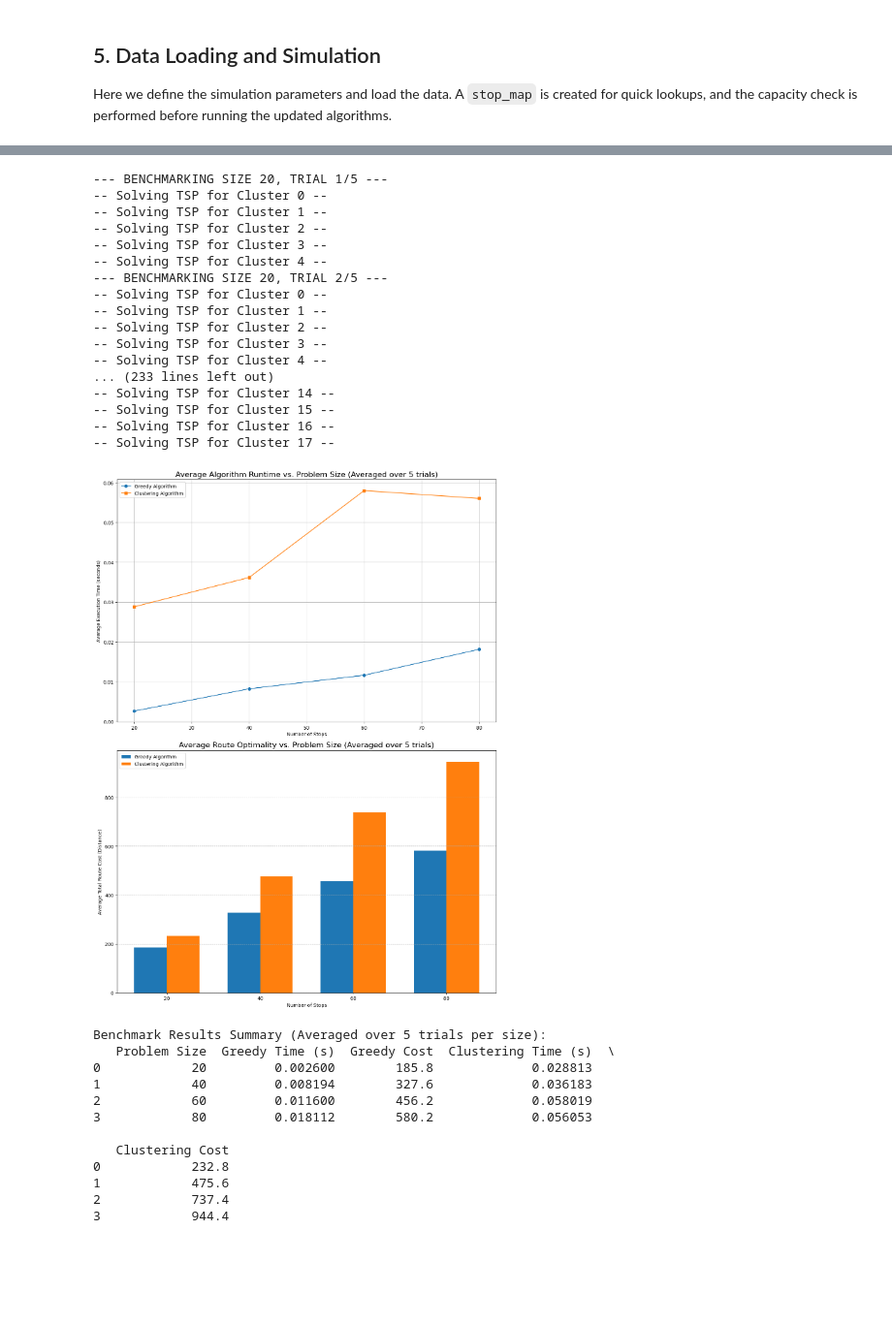
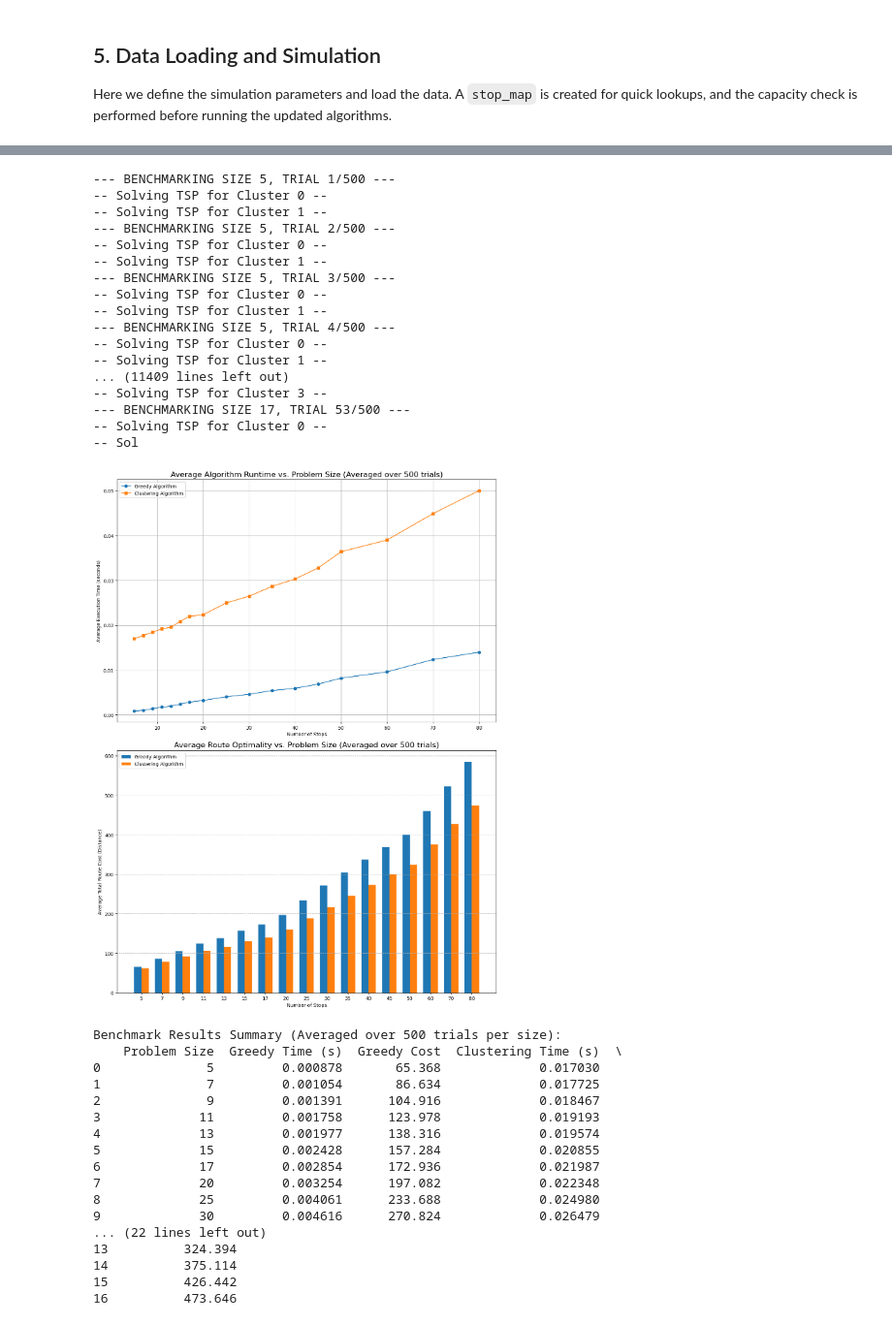
Before and after one commit to Aaron-Cu/sbrp-adv-alg, a Jupyter notebook: nb_sbrp_with_benchmark.ipynb, the cells around one changed output, grey strips where cells are left out. Shown at 97% size. Cells and saved outputs as stored; diff of their text form; code cells hidden in the pictures; blank space fills up the shorter version.

```diff
--- a/nb_sbrp_with_benchmark.ipynb
+++ b/nb_sbrp_with_benchmark.ipynb
@@ -510,8 +564,8 @@ def run_benchmark(all_stops, school, full_cost_matrix, stop_map, problem_sizes,
     return df_summary
 
 # Define the number of trials to run for each problem size
-NUM_TRIALS = 5
-problem_sizes_to_test = [20, 40, 60, 80]
+NUM_TRIALS = 500
+problem_sizes_to_test = [5, 7, 9, 11, 13, 15, 17, 20, 25, 30, 35, 40, 45, 50, 60, 70, 80]
 
 # Run the benchmark
 benchmark_results = run_benchmark(stops, school, cost_matrix, stop_map, problem_sizes_to_test, num_trials=NUM_TRIALS)
@@ -529,55 +583,60 @@ if not benchmark_results.empty:
     ax1.legend()
     ax1.grid(True)
 
     # Plot 2: Average Solution Quality (Optimality) Comparison
     bar_width = 0.35
     index = np.arange(len(benchmark_results["Problem Size"]))
 
     rects1 = ax2.bar(index - bar_width/2, benchmark_results["Greedy Cost"], bar_width, label='Greedy Algorithm')
     rects2 = ax2.bar(index + bar_width/2, benchmark_results["Clustering Cost"], bar_width, label='Clustering Algorithm')
 
     ax2.set_title(f"Average Route Optimality vs. Problem Size (Averaged over {NUM_TRIALS} trials)", fontsize=16)
     ax2.set_xlabel("Number of Stops")
     ax2.set_ylabel("Average Total Route Cost (Distance)")
     ax2.set_xticks(index)
     ax2.set_xticklabels(benchmark_results["Problem Size"])
     ax2.legend()
     ax2.grid(axis='y', linestyle='--')
 
     plt.tight_layout()
     plt.show()
 
 # Display the raw data in a table
 print(f"\nBenchmark Results Summary (Averaged over {NUM_TRIALS} trials per size):")
 print(benchmark_results)
 # %% [output]
---- BENCHMARKING SIZE 20, TRIAL 1/5 ---
+--- BENCHMARKING SIZE 5, TRIAL 1/500 ---
 -- Solving TSP for Cluster 0 --
 -- Solving TSP for Cluster 1 --
--- Solving TSP for Cluster 2 --
--- Solving TSP for Cluster 3 --
--- Solving TSP for Cluster 4 --
---- BENCHMARKING SIZE 20, TRIAL 2/5 ---
+--- BENCHMARKING SIZE 5, TRIAL 2/500 ---
 -- Solving TSP for Cluster 0 --
 -- Solving TSP for Cluster 1 --
--- Solving TSP for Cluster 2 --
+--- BENCHMARKING SIZE 5, TRIAL 3/500 ---
+-- Solving TSP for Cluster 0 --
+-- Solving TSP for Cluster 1 --
+--- BENCHMARKING SIZE 5, TRIAL 4/500 ---
+-- Solving TSP for Cluster 0 --
+-- Solving TSP for Cluster 1 --
+... (11409 lines left out)
 -- Solving TSP for Cluster 3 --
--- Solving TSP for Cluster 4 --
-... (233 lines left out)
--- Solving TSP for Cluster 14 --
--- Solving TSP for Cluster 15 --
--- Solving TSP for Cluster 16 --
--- Solving TSP for Cluster 17 --
+--- BENCHMARKING SIZE 17, TRIAL 53/500 ---
+-- Solving TSP for Cluster 0 --
+-- Sol
-[figure, old version]
+[figure, new version]
-Benchmark Results Summary (Averaged over 5 trials per size):
-   Problem Size  Greedy Time (s)  Greedy Cost  Clustering Time (s)  \
-0            20         0.002600        185.8             0.028813
-1            40         0.008194        327.6             0.036183
-2            60         0.011600        456.2             0.058019
-3            80         0.018112        580.2             0.056053
-
-   Clustering Cost
-0            232.8
-1            475.6
-2            737.4
-3            944.4
+Benchmark Results Summary (Averaged over 500 trials per size):
+    Problem Size  Greedy Time (s)  Greedy Cost  Clustering Time (s)  \
+0              5         0.000878       65.368             0.017030
+1              7         0.001054       86.634             0.017725
+2              9         0.001391      104.916             0.018467
+3             11         0.001758      123.978             0.019193
+4             13         0.001977      138.316             0.019574
+5             15         0.002428      157.284             0.020855
+6             17         0.002854      172.936             0.021987
+7             20         0.003254      197.082             0.022348
+8             25         0.004061      233.688             0.024980
+9             30         0.004616      270.824             0.026479
+... (22 lines left out)
+13          324.394
+14          375.114
+15          426.442
+16          473.646
```
Also changed, not shown: parts of 2 cells of this notebook.
